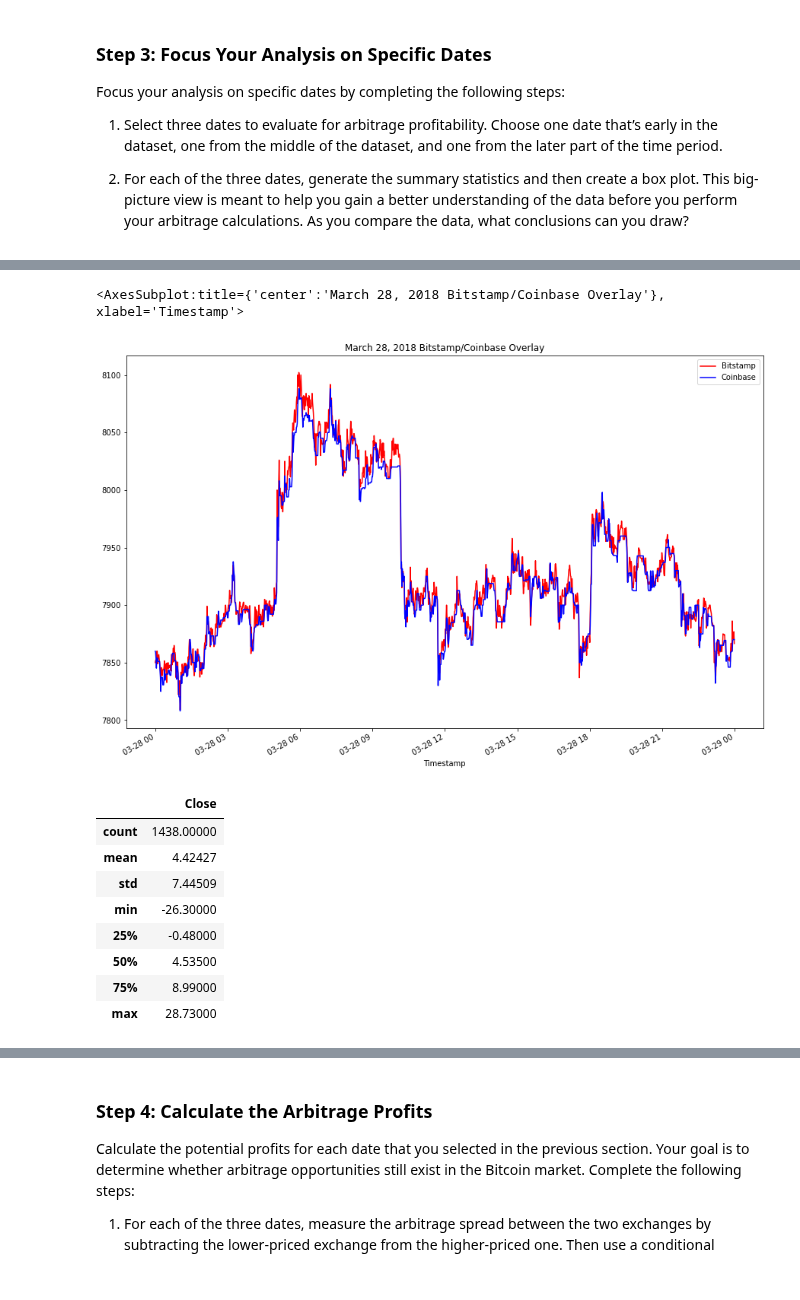
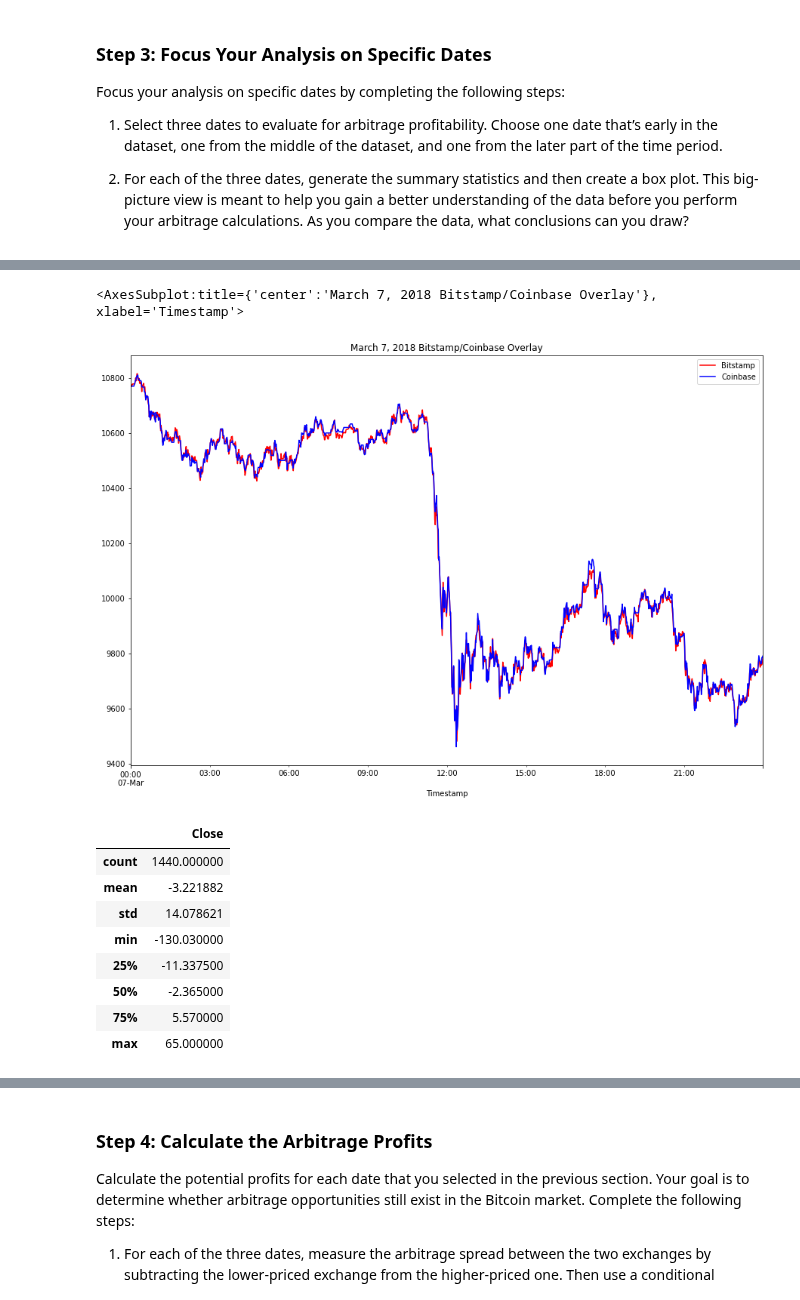
Before and after one commit to DigitalGoldRush/Module_3_Challenge, a Jupyter notebook: Module 3 Challenge/Starter_Code/crypto_arbitrage.ipynb, the cells around one changed output, grey strips where cells are left out. Cells and saved outputs as stored; diff of their text form; code cells hidden in the pictures.

```diff
--- a/Module 3 Challenge/Starter_Code/crypto_arbitrage.ipynb
+++ b/Module 3 Challenge/Starter_Code/crypto_arbitrage.ipynb
@@ -419,29 +419,29 @@ arbitrage_spread_middle.plot(kind="box")
 # %%
 # Create an overlay plot that visualizes the two dataframes over a period of one day from late in the dataset.
 # Be sure that the plots include the parameters `legend`, `figsize`, `title`, `color` and `label`
-bitstamp_sliced['Close'].loc['2018-03-28'].plot(
-    legend=True, figsize=(15, 10), title="March 28, 2018 Bitstamp/Coinbase Overlay", color="red", label="Bitstamp")
-coinbase_sliced['Close'].loc['2018-03-28'].plot(
+bitstamp_sliced['Close'].loc['2018-03-07'].plot(
+    legend=True, figsize=(15, 10), title="March 7, 2018 Bitstamp/Coinbase Overlay", color="red", label="Bitstamp")
+coinbase_sliced['Close'].loc['2018-03-07'].plot(
     legend=True, figsize=(15, 10), color="blue", label="Coinbase")
 # %% [output]
-<AxesSubplot:title={'center':'March 28, 2018 Bitstamp/Coinbase Overlay'}, xlabel='Timestamp'>
+<AxesSubplot:title={'center':'March 7, 2018 Bitstamp/Coinbase Overlay'}, xlabel='Timestamp'>
-[figure, old version]
+[figure, new version]
 # %%
 # Using the date from the late that you have selected, calculate the arbitrage spread
 # by subtracting the bitstamp lower closing prices from the coinbase higher closing prices
-arbitrage_spread_late = bitstamp_sliced.loc["2018-03-28"]-coinbase_sliced.loc["2018-03-28"]
+arbitrage_spread_late = bitstamp_sliced.loc["2018-03-07"]-coinbase_sliced.loc["2018-03-07"]
 
 # Generate summary statistics
 arbitrage_spread_late.describe()
 # %% [output]
 |  | Close |
-| count | 1438.00000 |
-| mean | 4.42427 |
-| std | 7.44509 |
-| min | -26.30000 |
-| 25% | -0.48000 |
-| 50% | 4.53500 |
-| 75% | 8.99000 |
-| max | 28.73000 |
+| count | 1440.000000 |
+| mean | -3.221882 |
+| std | 14.078621 |
+| min | -130.030000 |
+| 25% | -11.337500 |
+| 50% | -2.365000 |
+| 75% | 5.570000 |
+| max | 65.000000 |
 # %%
 # Visualize the arbitrage spread from late in the dataset in a box plot
```
Also changed, not shown: parts of 14 cells of this notebook.
